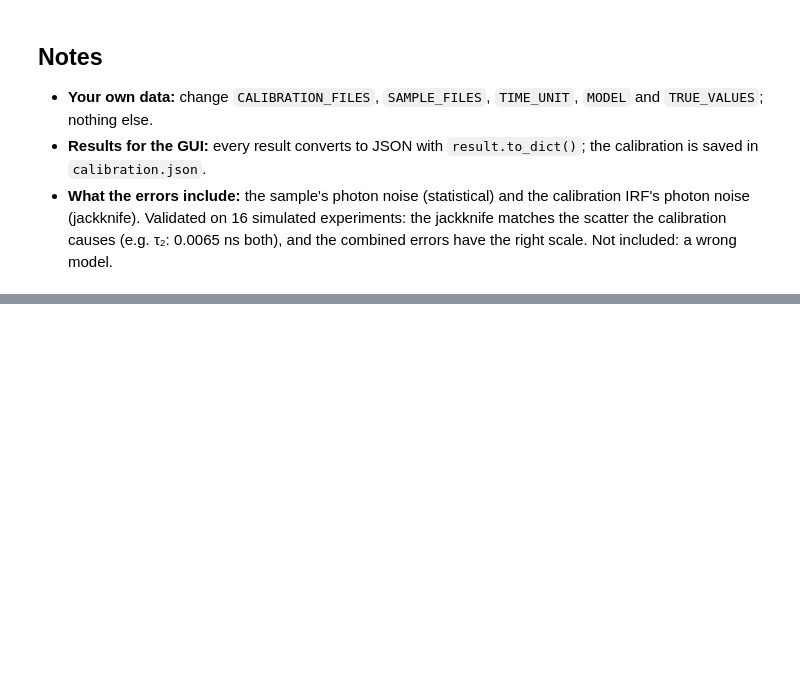
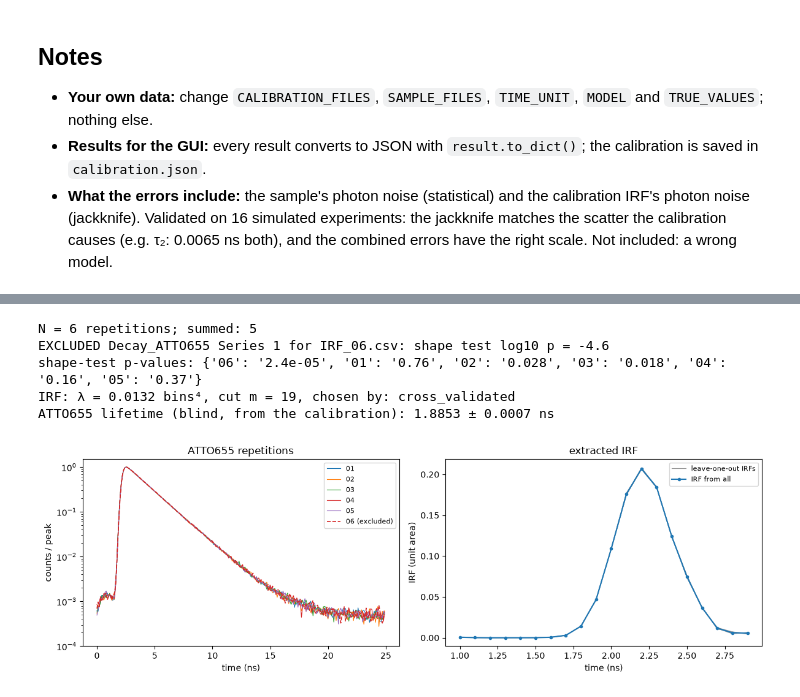
Before and after one commit to paezlarios/BIRFI-Tau, a Jupyter notebook: examples/walkthrough.ipynb, the cells around one changed output, grey strips where cells are left out. Drawn from its saved outputs; the diff is of its cells as text; code cells hidden in the pictures; blank space fills up the shorter version.

```diff
--- a/examples/walkthrough.ipynb
+++ b/examples/walkthrough.ipynb
@@ -306,0 +401,36 @@ trend: +0.394 bins from first to last sample
+# %%
+measured_calibration_decays = read_series("calibration_atto655")
+measured_calibration = build_calibration(measured_calibration_decays)
+c = measured_calibration
+
+print(f"N = {c.n_repetitions} repetitions; summed: {len(c.accepted)}")
+for item in c.excluded:
+    print(f"EXCLUDED {item['name']}: shape test log10 p = {item['log10_p_value']:.1f}")
+print("shape-test p-values:", {name[-6:-4]: f"{p:.2g}" for name, p in c.shape_test_p_values.items()})
+print(f"IRF: λ = {c.best_lambda_bins4:.3g} bins⁴, cut m = {c.best_m_bin}, chosen by: {c.selection}")
+print(f"ATTO655 lifetime (blind, from the calibration): {c.tau_reference_ns:.4f} ± {c.tau_reference_error_ns:.4f} ns")
+
+fig, (ax_reps, ax_irf) = plt.subplots(1, 2, figsize=(12, 4))
+excluded_names = [item["name"] for item in c.excluded]
+for decay in measured_calibration_decays:
+    is_excluded = decay.name in excluded_names
+    ax_reps.semilogy(decay.time_ns, decay.counts / decay.counts.max(), "--" if is_excluded else "-",
+                     color="tab:red" if is_excluded else None, lw=1.2 if is_excluded else 0.8,
+                     label=decay.name[-6:-4] + (" (excluded)" if is_excluded else ""))
+ax_reps.set(xlabel="time (ns)", ylabel="counts / peak", title="ATTO655 repetitions", ylim=(1e-4, 1.5))
+ax_reps.legend(fontsize=8)
+irf_time = c.time_ns[c.irf_start_bin:c.irf_start_bin + c.irf.size]
+for k, irf_k in enumerate(c.jackknife_irfs):
+    ax_irf.plot(irf_time, irf_k, "-", lw=0.8, color="0.6", label="leave-one-out IRFs" if k == 0 else None)
+ax_irf.plot(irf_time, c.irf, "o-", ms=3, color="tab:blue", label="IRF from all")
+ax_irf.set(xlabel="time (ns)", ylabel="IRF (unit area)", title="extracted IRF")
+ax_irf.legend(fontsize=8)
+plt.tight_layout()
+plt.show()
+# %% [output]
+N = 6 repetitions; summed: 5
+EXCLUDED Decay_ATTO655 Series 1 for IRF_06.csv: shape test log10 p = -4.6
+shape-test p-values: {'06': '2.4e-05', '01': '0.76', '02': '0.028', '03': '0.018', '04': '0.16', '05': '0.37'}
+IRF: λ = 0.0132 bins⁴, cut m = 19, chosen by: cross_validated
+ATTO655 lifetime (blind, from the calibration): 1.8853 ± 0.0007 ns
+[figure, added]
```
Also changed, not shown: parts of 21 cells of this notebook, 27 other files.
